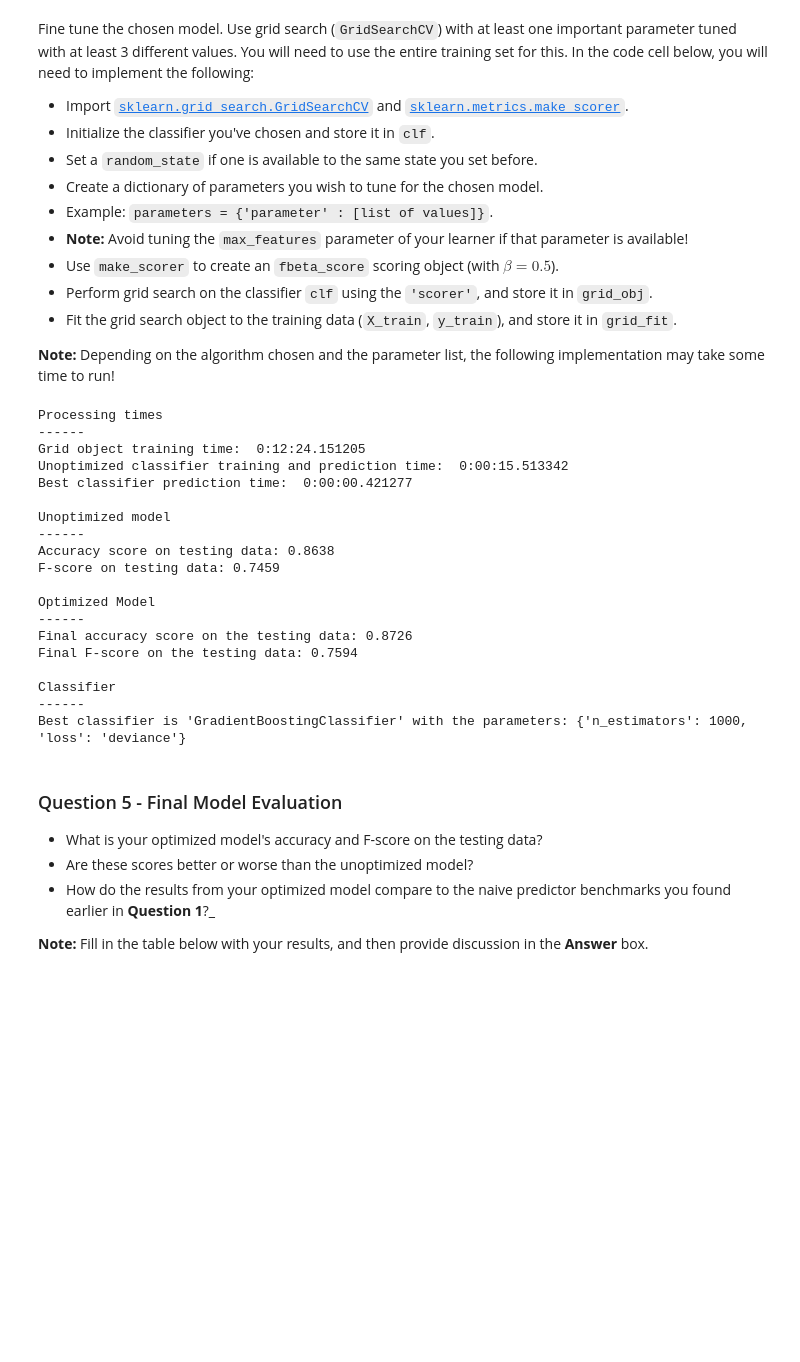
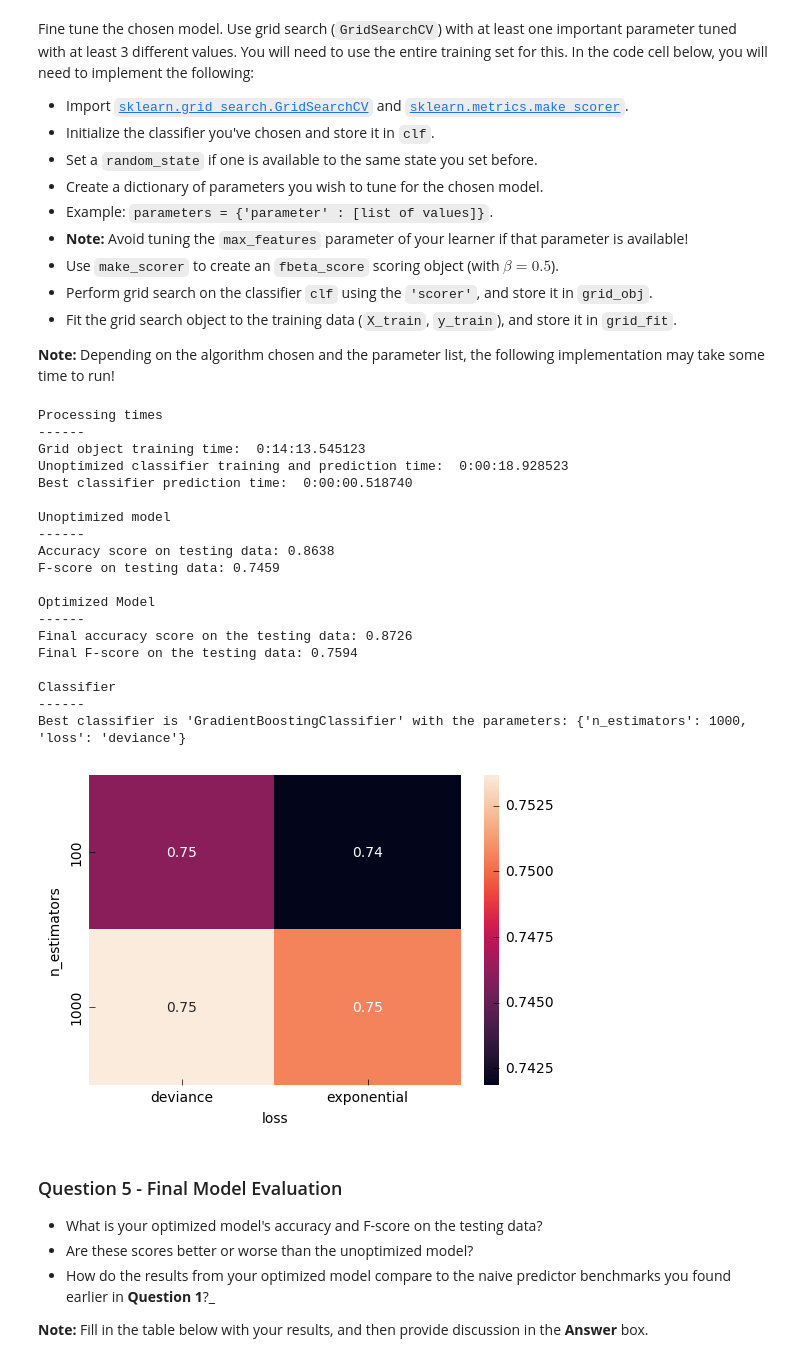
Before and after one commit to rmartinsjr/machine-learning, a Jupyter notebook: finding_donors/finding_donors.ipynb, the cells around one changed output. Drawn from its saved outputs; the diff is of its cells as text; code cells hidden in the pictures; blank space fills up the shorter version.

```diff
--- a/finding_donors/finding_donors.ipynb
+++ b/finding_donors/finding_donors.ipynb
@@ -857,36 +868,48 @@ best_predictions = best_clf.predict(X_test)
 end = time()
 print "Best classifier prediction time: ", str(timedelta(seconds = end - start))
 print
 
 # Report the before-and-afterscores
 print "Unoptimized model\n------"
 print "Accuracy score on testing data: {:.4f}".format(accuracy_score(y_test, predictions))
 print "F-score on testing data: {:.4f}".format(fbeta_score(y_test, predictions, beta = 0.5))
 print "\nOptimized Model\n------"
 print "Final accuracy score on the testing data: {:.4f}".format(accuracy_score(y_test, best_predictions))
 print "Final F-score on the testing data: {:.4f}".format(fbeta_score(y_test, best_predictions, beta = 0.5))
 print "\nClassifier\n------"
 print "Best classifier is '{}' with the parameters: {}".format(best_clf.__class__.__name__, grid_fit.best_params_)
+
+results = grid_fit.grid_scores_
+results_df = pd.DataFrame([[r[0]['loss'],r[0]['n_estimators'],r[1]] for r in results],
+                         columns=['loss','n_estimators','score'])
+
+import matplotlib.pyplot as plt
+plt.figure()
+
+import seaborn as sns
+sns.heatmap(results_df.pivot(columns='loss', index='n_estimators', values='score'), annot=True)
+plt.show()
 # %% [output]
 Processing times
 ------
-Grid object training time:  0:12:24.151205
-Unoptimized classifier training and prediction time:  0:00:15.513342
-Best classifier prediction time:  0:00:00.421277
+Grid object training time:  0:14:13.545123
+Unoptimized classifier training and prediction time:  0:00:18.928523
+Best classifier prediction time:  0:00:00.518740
 
 Unoptimized model
 ------
 Accuracy score on testing data: 0.8638
 F-score on testing data: 0.7459
 
 Optimized Model
 ------
 Final accuracy score on the testing data: 0.8726
 Final F-score on the testing data: 0.7594
 
 Classifier
 ------
 Best classifier is 'GradientBoostingClassifier' with the parameters: {'n_estimators': 1000, 'loss': 'deviance'}
+[figure, added]
 # %% [markdown]
 ### Question 5 - Final Model Evaluation
 
```
Also changed, not shown: parts of 3 cells of this notebook.
